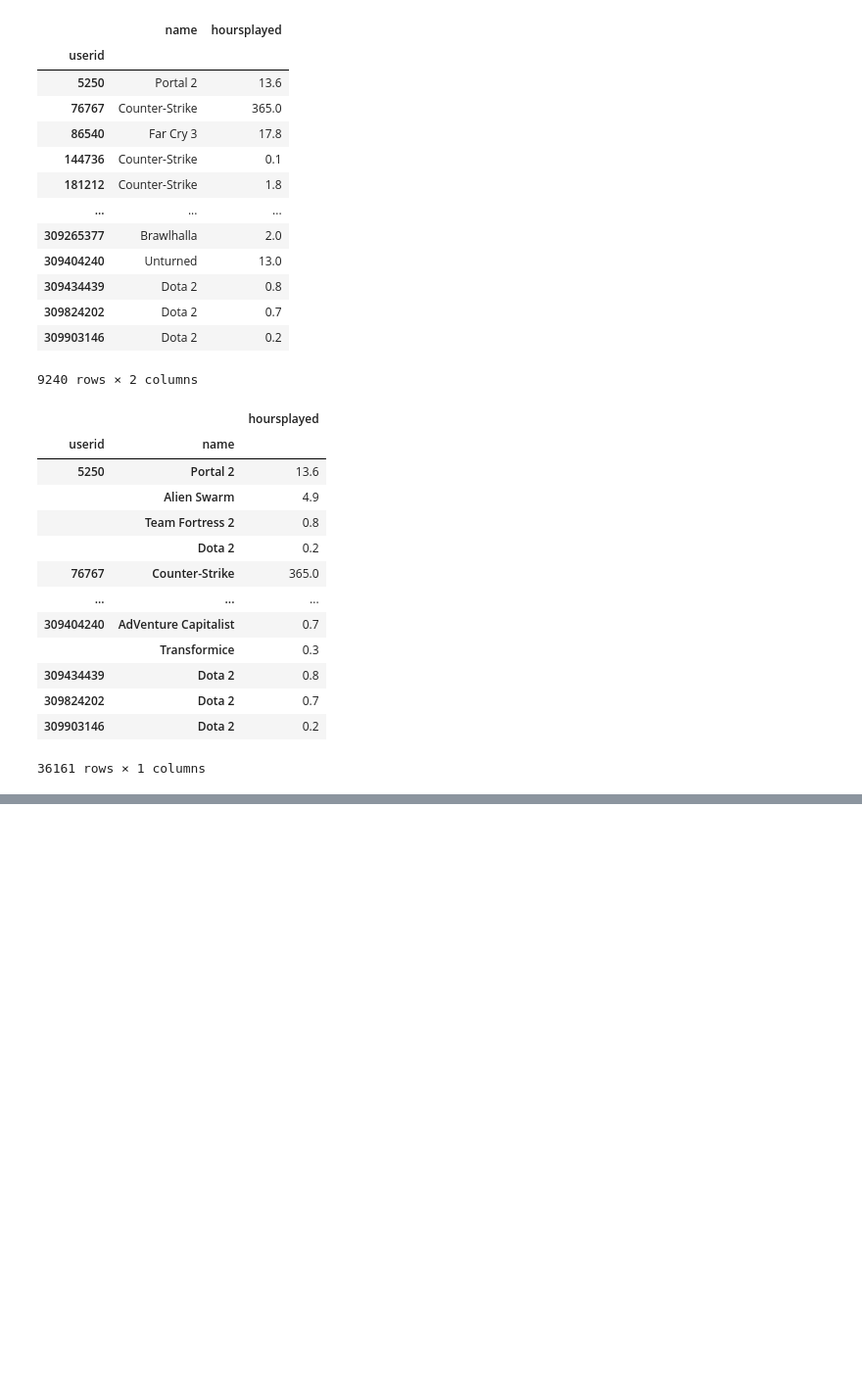
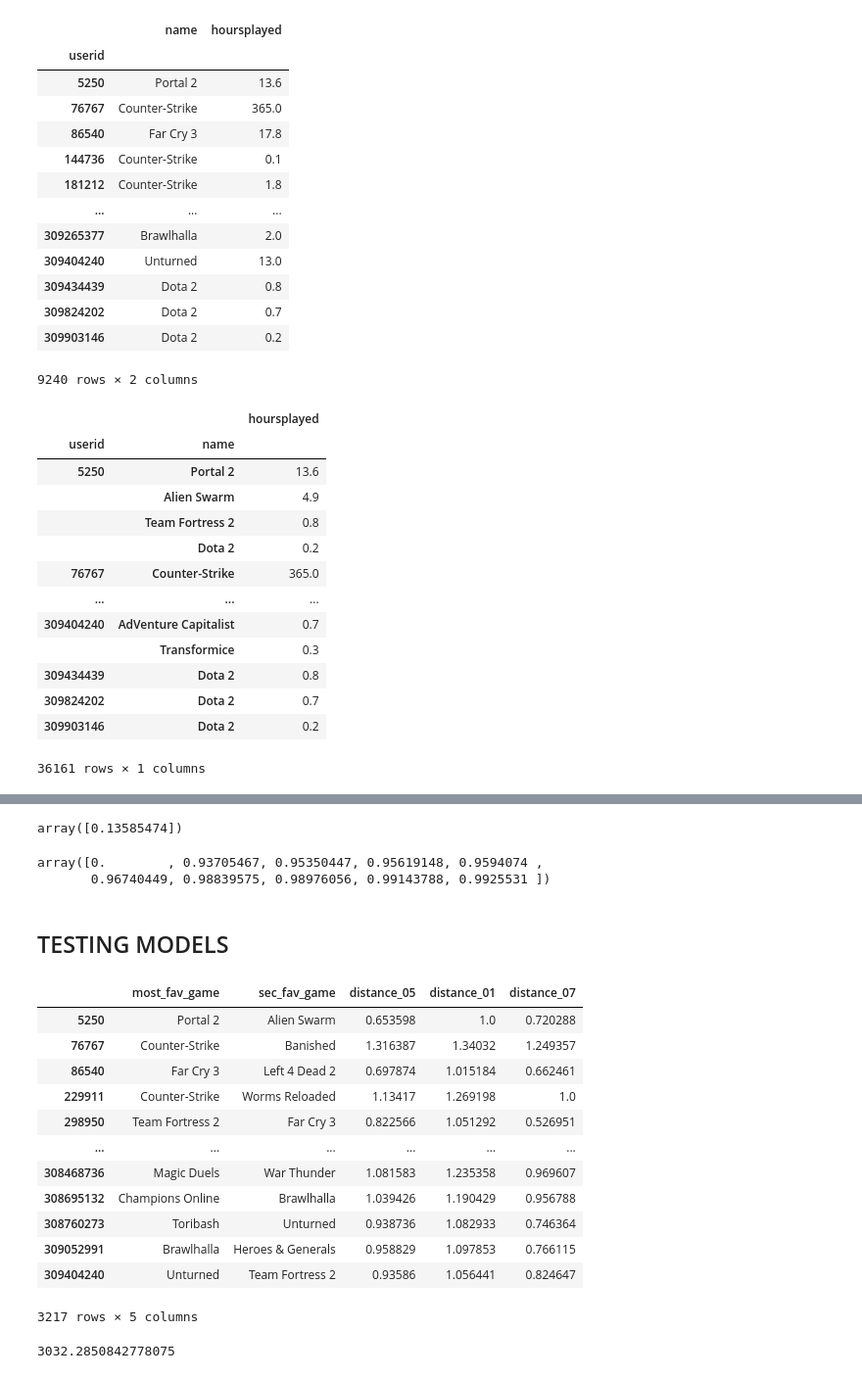
Before and after one commit to JoaoMarques1/find_your_inner_gamer, a Jupyter notebook: notebooks/Baseline Model KNN.ipynb, the cells around one changed output, grey strips where cells are left out. Shown at 98% size. Cells and saved outputs as stored; diff of their text form; code cells hidden in the pictures; blank space fills up the shorter version.

```diff
--- a/notebooks/Baseline Model KNN.ipynb
+++ b/notebooks/Baseline Model KNN.ipynb
@@ -280,0 +266,11 @@ final_test_df.groupby(['userid','game']).sum().sort_values('hoursplayed')
+# %%
+knn_model.predict(X_proj_2.loc[['Battlegun']])
+# %% [output]
+array([0.13585474])
+# %%
+knn_model.kneighbors(X_proj_2.loc[['DOOM']],n_neighbors=10)[0][0]
+# %% [output]
+array([0.        , 0.93705467, 0.95350447, 0.95619148, 0.9594074 ,
+       0.96740449, 0.98839575, 0.98976056, 0.99143788, 0.9925531 ])
+# %% [markdown]
+## TESTING MODELS
@@ -280,0 +290,28 @@ final_test_df.groupby(['userid','game']).sum().sort_values('hoursplayed')
+# %%
+game_df = df_play.groupby('userid').count()[['game']]
+user_list=list(game_df[game_df['game'] > 1].index)
+# %%
+def get_fav_games(df,user):
+    db = df[df['userid']==user].sort_values(by='hoursplayed', ascending=False)
+    return list(db['game'].iloc[0:2])
+
+def get_user_list(df):
+    temp_df=df.groupby('userid').count()[['game']]
+    return list(temp_df[temp_df['game']>1].index)
+
+def get_fav_list(df):
+    user_list= get_user_list(df)
+    fav_list=[]
+    for user in user_list:
+        fav_list.append(get_fav_games(df,user))
+    fav1=[]
+    fav2=[]
+    for fav in fav_list:
+        fav1.append(fav[0])
+        fav2.append(fav[1])
+    return pd.DataFrame(data=list(zip( fav1, fav2)),
+                         columns=['most_fav_game', 'sec_fav_game'],index=user_list)
+# %%
+test_df = get_fav_list(df_play)
+# %%
+test_df['distance_1'] = ''
@@ -280,0 +323,20 @@ final_test_df.groupby(['userid','game']).sum().sort_values('hoursplayed')
+# %%
+test_df
+# %% [output]
+|  | most_fav_game | sec_fav_game | distance_05 | distance_01 | distance_07 |
+| 5250 | Portal 2 | Alien Swarm | 0.653598 | 1.0 | 0.720288 |
+| 76767 | Counter-Strike | Banished | 1.316387 | 1.34032 | 1.249357 |
+| 86540 | Far Cry 3 | Left 4 Dead 2 | 0.697874 | 1.015184 | 0.662461 |
+| 229911 | Counter-Strike | Worms Reloaded | 1.13417 | 1.269198 | 1.0 |
+| 298950 | Team Fortress 2 | Far Cry 3 | 0.822566 | 1.051292 | 0.526951 |
+| ... | ... | ... | ... | ... | ... |
+| 308468736 | Magic Duels | War Thunder | 1.081583 | 1.235358 | 0.969607 |
+| 308695132 | Champions Online | Brawlhalla | 1.039426 | 1.190429 | 0.956788 |
+| 308760273 | Toribash | Unturned | 0.938736 | 1.082933 | 0.746364 |
+| 309052991 | Brawlhalla | Heroes & Generals | 0.958829 | 1.097853 | 0.766115 |
+| 309404240 | Unturned | Team Fortress 2 | 0.93586 | 1.056441 | 0.824647 |
+3217 rows × 5 columns
+# %%
+test_df['distance_05'].sum()
+# %% [output]
+3032.2850842778075
```
Also changed, not shown: parts of 31 cells of this notebook, 1 other file.
